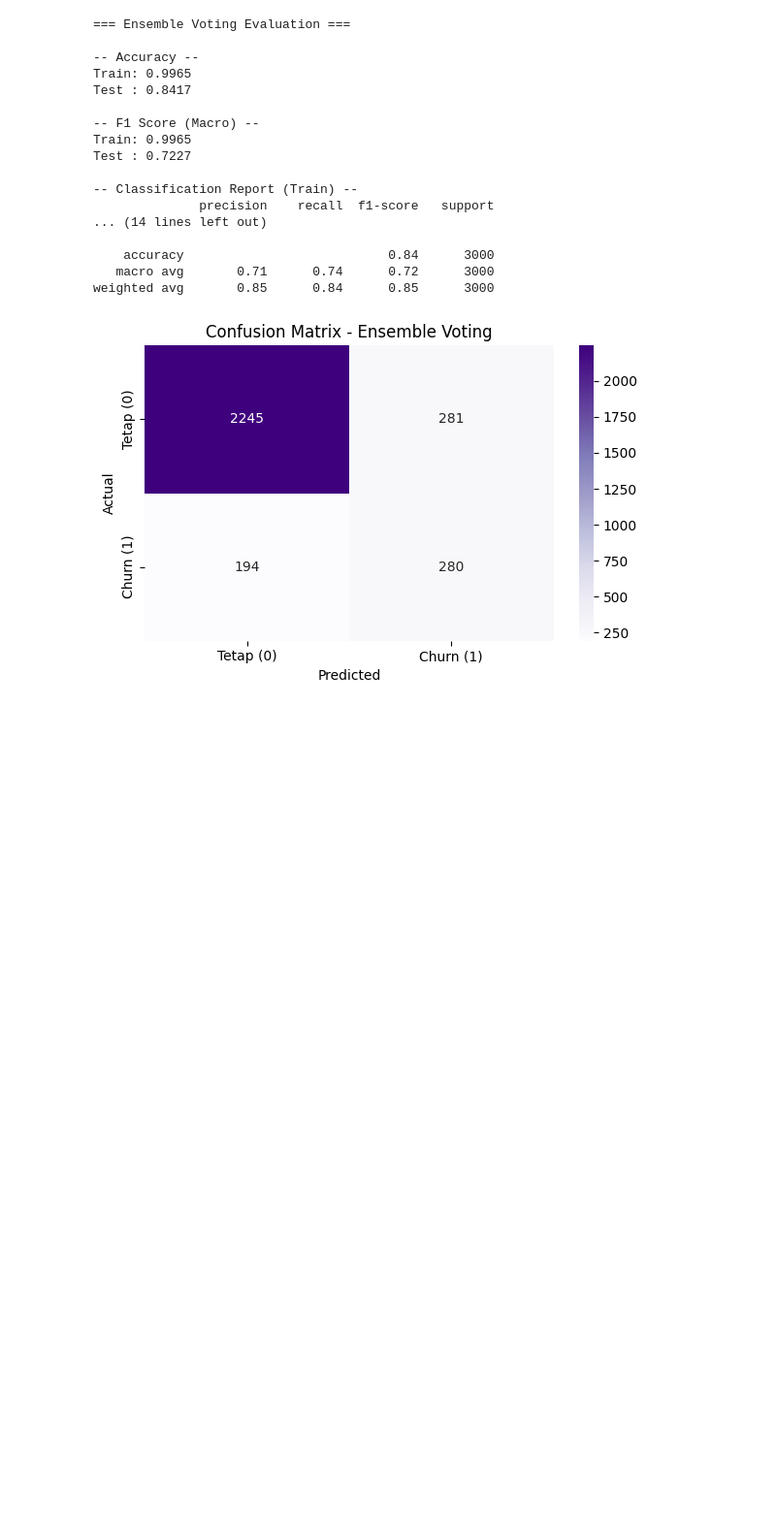
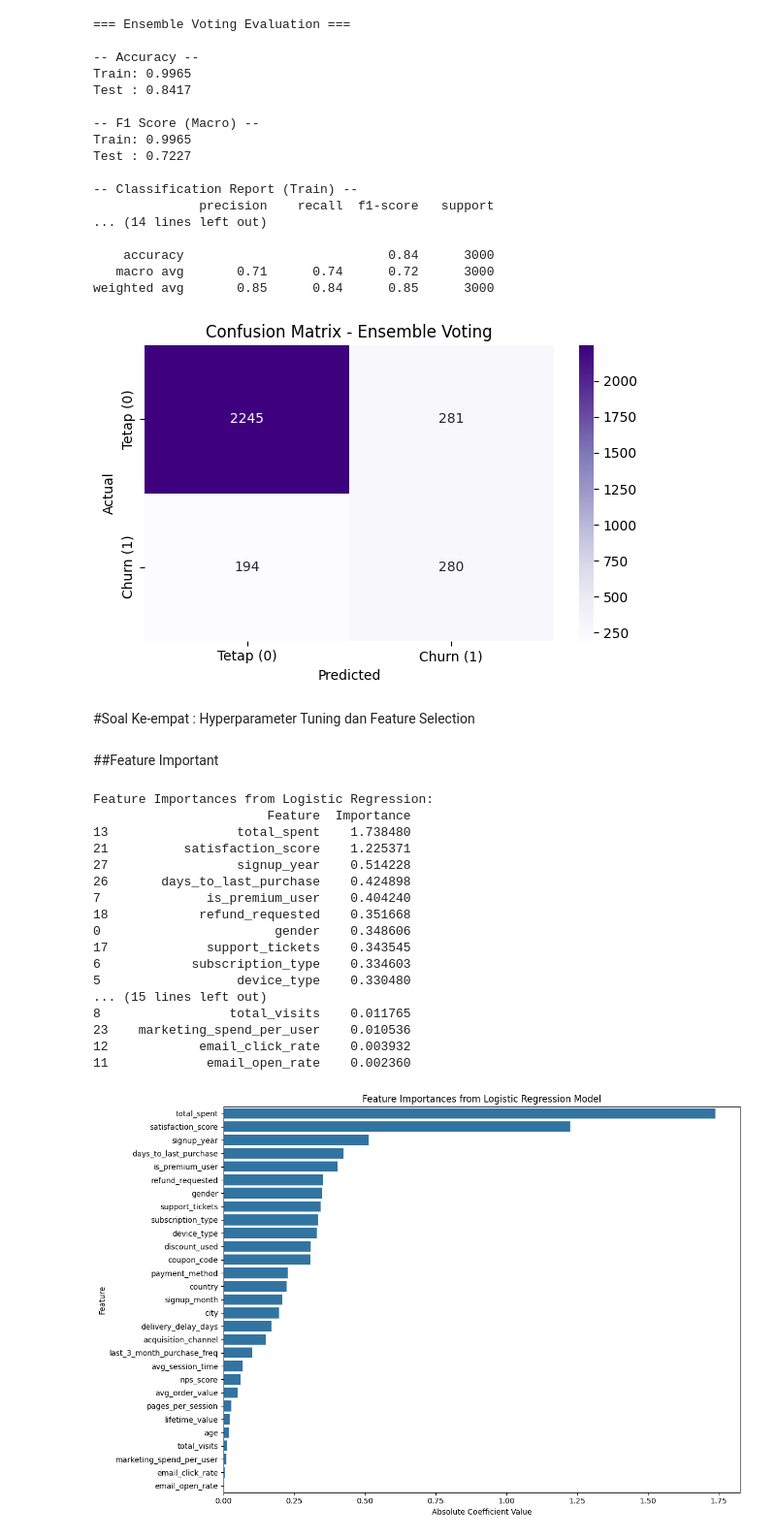
Before and after one commit to JohanaOktaviaRamadhani/bengkod-churn-prediction, a Jupyter notebook: notebook/SoalKetiga.ipynb, the cells around one changed output. Shown at 97% size. Saved outputs shown, nothing was run; the diff lists cells and outputs as text; code cells hidden in the pictures; blank space fills up the shorter version.

Commit message:
fitur important

```diff
--- a/notebook/SoalKetiga.ipynb
+++ b/notebook/SoalKetiga.ipynb
@@ -509,3 +509,42 @@ Test : 0.7227
    macro avg       0.71      0.74      0.72      3000
 weighted avg       0.85      0.84      0.85      3000
 [figure]
+# %% [markdown]
+#Soal Ke-empat : Hyperparameter Tuning dan Feature Selection
+# %% [markdown]
+##Feature Important
+# %%
+logistic_importances = pd.DataFrame({
+    'Feature': X_train.columns,
+    'Importance': abs(lr_model.coef_[0])
+}).sort_values(by='Importance', ascending=False)
+
+print("Feature Importances from Logistic Regression:")
+print(logistic_importances)
+
+plt.figure(figsize=(12, 8))
+sns.barplot(x='Importance', y='Feature', data=logistic_importances)
+plt.title('Feature Importances from Logistic Regression Model')
+plt.xlabel('Absolute Coefficient Value')
+plt.ylabel('Feature')
+plt.tight_layout()
+plt.show()
+# %% [output]
+Feature Importances from Logistic Regression:
+                       Feature  Importance
+13                 total_spent    1.738480
+21          satisfaction_score    1.225371
+27                 signup_year    0.514228
+26       days_to_last_purchase    0.424898
+7              is_premium_user    0.404240
+18            refund_requested    0.351668
+0                       gender    0.348606
+17             support_tickets    0.343545
+6            subscription_type    0.334603
+5                  device_type    0.330480
+... (15 lines left out)
+8                 total_visits    0.011765
+23    marketing_spend_per_user    0.010536
+12            email_click_rate    0.003932
+11             email_open_rate    0.002360
+[figure, added]
```
Also changed, not shown: parts of 3 cells of this notebook.
